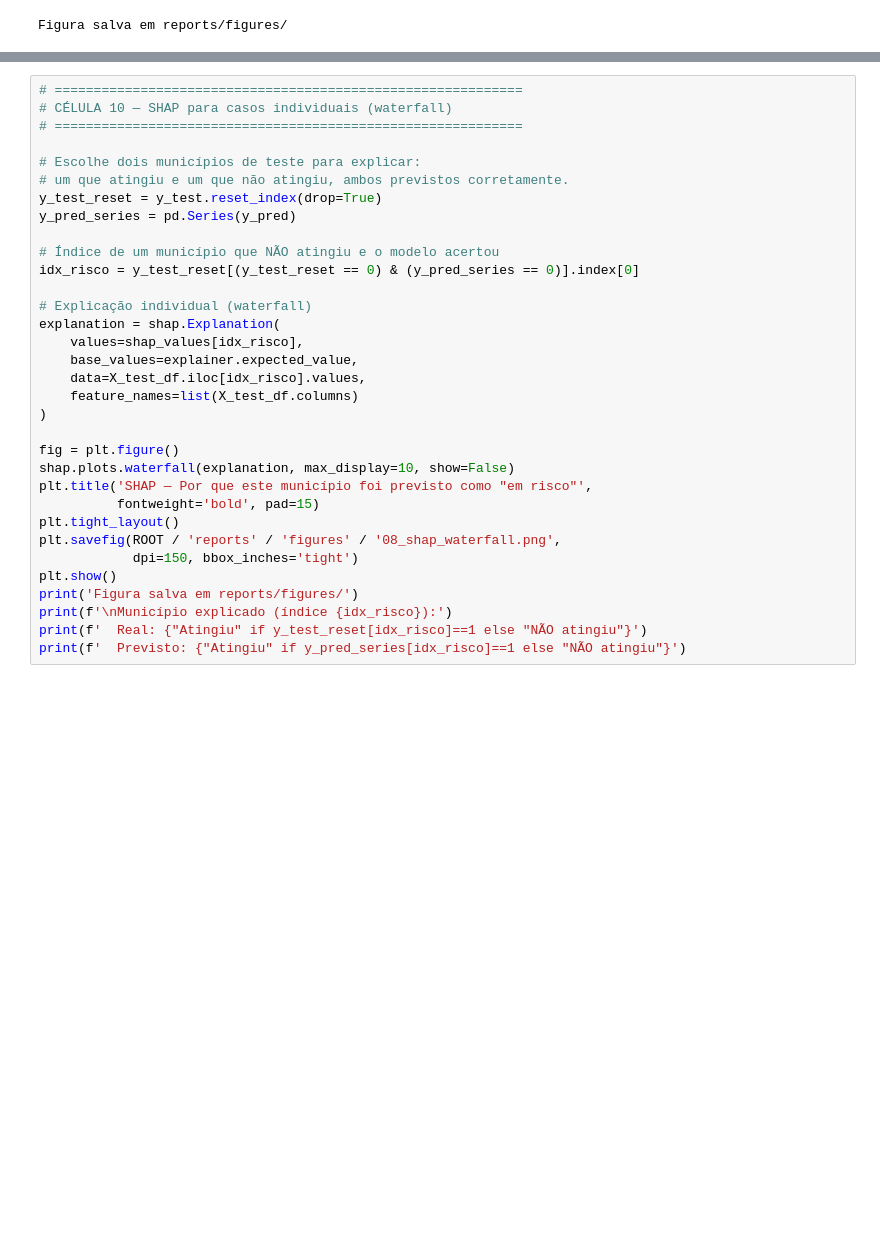
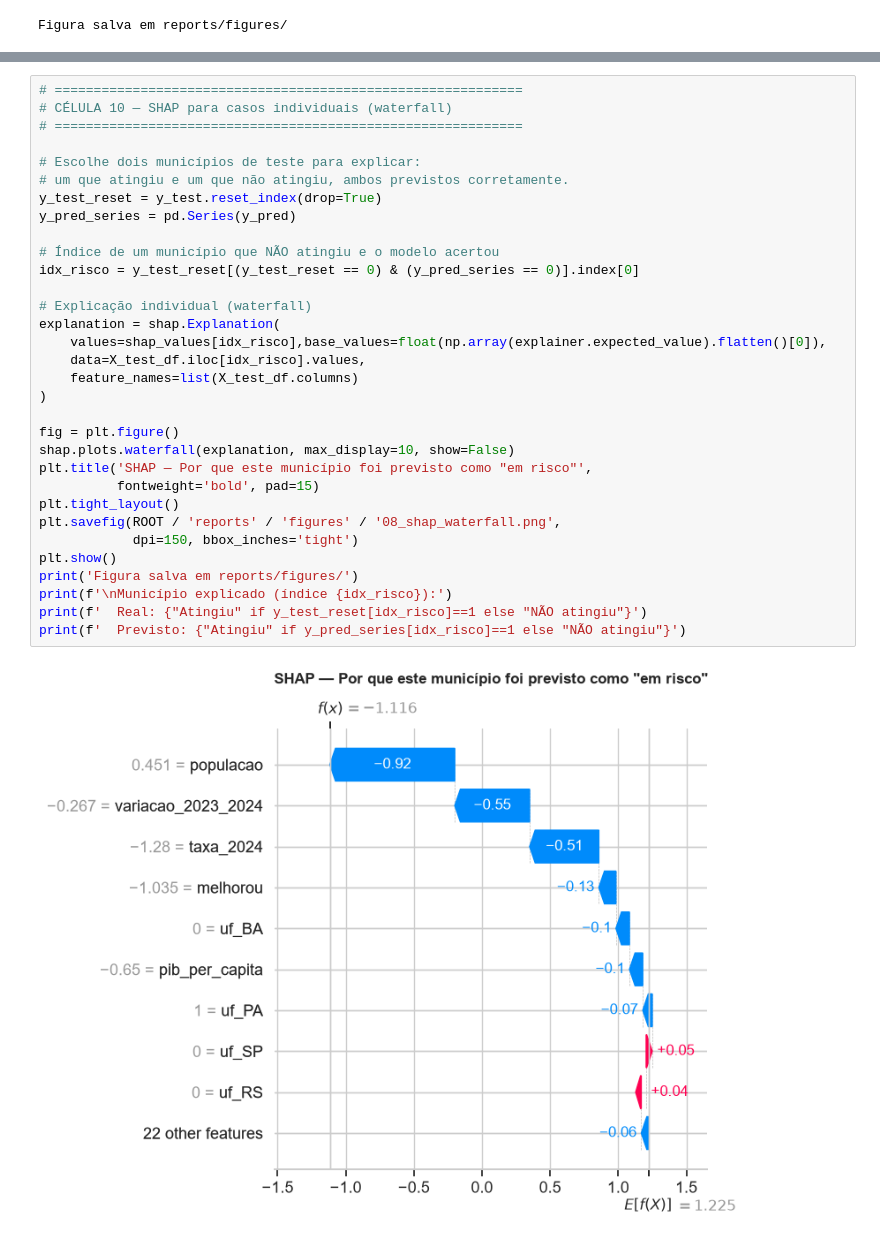
Before and after one commit to GuilhermeDinizLeocadio/tech-challenge-fase3, a Jupyter notebook: notebooks/02_modeling.ipynb, the cells around one changed output, grey strips where cells are left out. Saved outputs shown, nothing was run; the diff lists cells and outputs as text; blank space fills up the shorter version.

```diff
--- a/notebooks/02_modeling.ipynb
+++ b/notebooks/02_modeling.ipynb
@@ -485,32 +485,33 @@ Figura salva em reports/figures/
 # ============================================================
 # CÉLULA 10 — SHAP para casos individuais (waterfall)
 # ============================================================
 
 # Escolhe dois municípios de teste para explicar:
 # um que atingiu e um que não atingiu, ambos previstos corretamente.
 y_test_reset = y_test.reset_index(drop=True)
 y_pred_series = pd.Series(y_pred)
 
 # Índice de um município que NÃO atingiu e o modelo acertou
 idx_risco = y_test_reset[(y_test_reset == 0) & (y_pred_series == 0)].index[0]
 
 # Explicação individual (waterfall)
 explanation = shap.Explanation(
-    values=shap_values[idx_risco],
-    base_values=explainer.expected_value,
+    values=shap_values[idx_risco],base_values=float(np.array(explainer.expected_value).flatten()[0]),
     data=X_test_df.iloc[idx_risco].values,
     feature_names=list(X_test_df.columns)
 )
 
 fig = plt.figure()
 shap.plots.waterfall(explanation, max_display=10, show=False)
 plt.title('SHAP — Por que este município foi previsto como "em risco"',
           fontweight='bold', pad=15)
 plt.tight_layout()
 plt.savefig(ROOT / 'reports' / 'figures' / '08_shap_waterfall.png',
             dpi=150, bbox_inches='tight')
 plt.show()
 print('Figura salva em reports/figures/')
 print(f'\nMunicípio explicado (índice {idx_risco}):')
 print(f'  Real: {"Atingiu" if y_test_reset[idx_risco]==1 else "NÃO atingiu"}')
 print(f'  Previsto: {"Atingiu" if y_pred_series[idx_risco]==1 else "NÃO atingiu"}')
+# %% [output]
+[figure, added]
```
Also changed, not shown: parts of 7 cells of this notebook, 2 other files.
